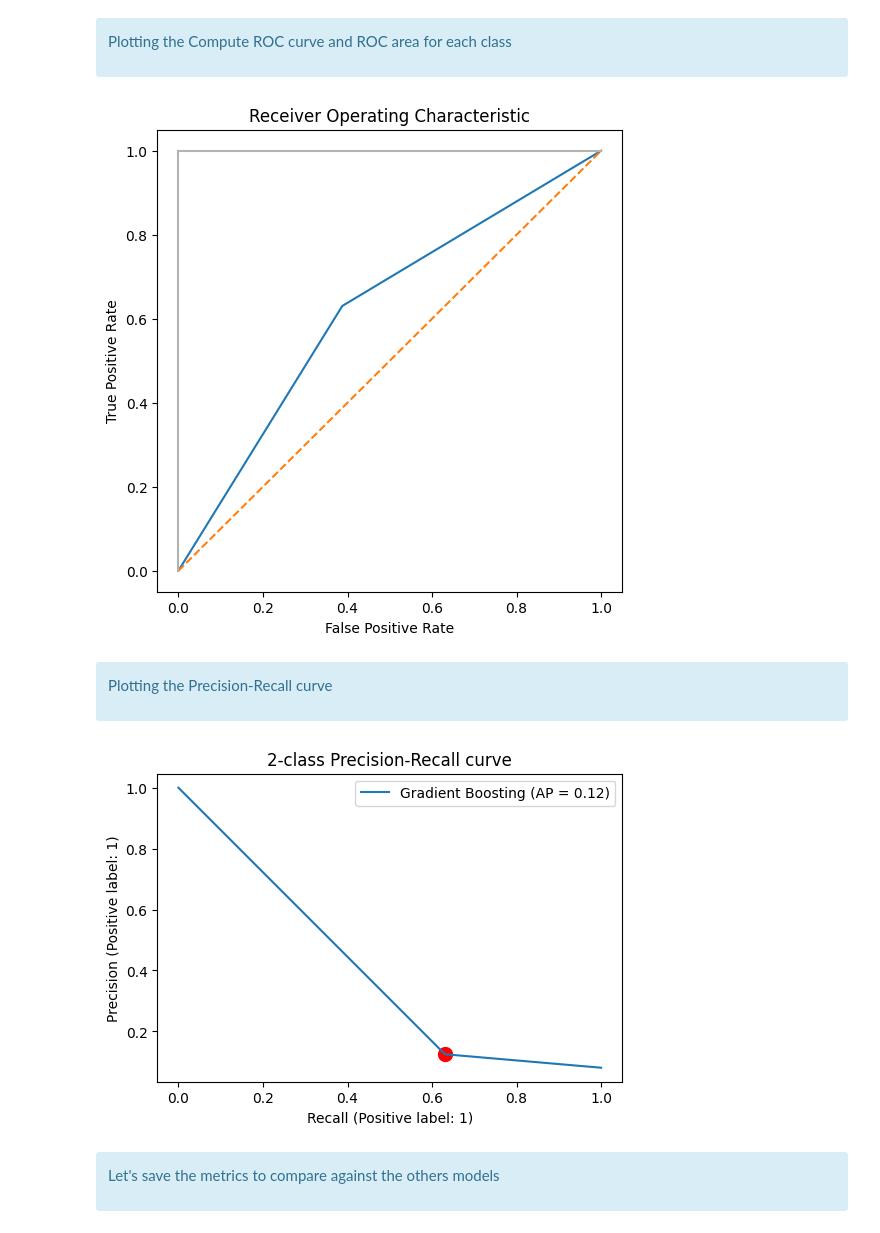
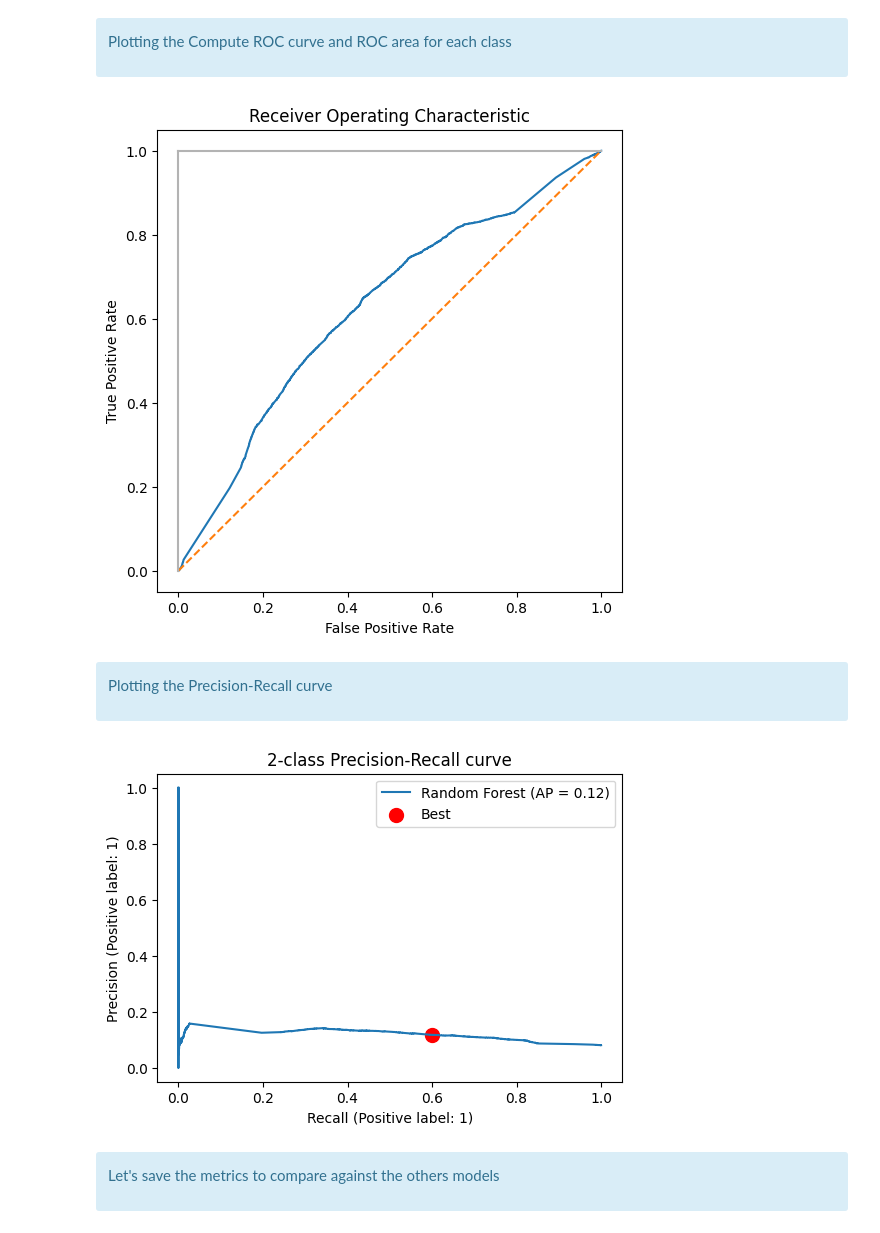
Before and after one commit to bptiss/OCR---P7, a Jupyter notebook: P7_modeling_V1.ipynb, the cells around one changed output. Saved outputs shown, nothing was run; the diff lists cells and outputs as text; code cells hidden in the pictures.

Commit message:
file P7_modeling_V1: threshold f1_score metrics

```diff
--- a/P7_modeling_V1.ipynb
+++ b/P7_modeling_V1.ipynb
@@ -1448,17 +1457,17 @@ clf_gb_os = imbpipeline(steps = [["Smote", smote],
     <p>Executing the model after making the OverSampling</p>
 </div>
 # %%
-if FIT_MODE_GB_OS:
+if FIT_MODE_gb_OS:
     start_time_model = timeit.default_timer()
 
     clf_gb_os.fit(X_train_fs, y_train)
 
     end_time_model_clf_gb_os =  round(timeit.default_timer() - start_time_model, 3)
-    pickle.dump(clf_gb_os, open(CLF_GB_OS_FILENAME, 'wb'))
-    pickle.dump(end_time_model_clf_gb_os, open(DURATION_MODEL_CLF_GB_OS, 'wb'))
+    pickle.dump(clf_gb_os, open(CLF_gb_OS_FILENAME, 'wb'))
+    pickle.dump(end_time_model_clf_gb_os, open(DURATION_MODEL_CLF_gb_OS, 'wb'))
 else:
-    clf_gb_os = pickle.load(open(CLF_GB_OS_FILENAME, 'rb'))
-    end_time_model_clf_gb_os = pickle.load(open(DURATION_MODEL_CLF_GB_OS, 'rb'))
+    clf_gb_os = pickle.load(open(CLF_gb_OS_FILENAME, 'rb'))
+    end_time_model_clf_gb_os = pickle.load(open(DURATION_MODEL_CLF_gb_OS, 'rb'))
 # %% [markdown]
 <div class="alert alert-block alert-info">
     <p>Making the predictions</p>
@@ -1714,15 +1727,15 @@ clf_lgbm_us = imbpipeline(steps = [["UnderSample", undersample],
 </div>
 # %%
 %%time
-if FIT_MODE_LGBM_US:
+if FIT_MODE_lgbm_US:
     start_time_model = timeit.default_timer()
 
     clf_lgbm_us.fit(X_train_fs, y_train, LightGBM__callbacks=[early_stopping(stopping_rounds=50)], LightGBM__eval_set=[(X_test_fs, y_test)])
 
     end_time_model_clf_lgbm_us =  round(timeit.default_timer() - start_time_model, 3)
-    pickle.dump(clf_lgbm_us, open(CLF_LGBM_US_FILENAME, 'wb'))
-    pickle.dump(end_time_model_clf_lgbm_us, open(DURATION_MODEL_CLF_LGBM_US, 'wb'))
+    pickle.dump(clf_lgbm_us, open(CLF_lgbm_US_FILENAME, 'wb'))
+    pickle.dump(end_time_model_clf_lgbm_us, open(DURATION_MODEL_CLF_lgbm_US, 'wb'))
 else:
-    clf_lgbm_us = pickle.load(open(CLF_LGBM_US_FILENAME, 'rb'))
-    end_time_model_clf_lgbm_us = pickle.load(open(DURATION_MODEL_CLF_LGBM_US, 'rb'))
+    clf_lgbm_us = pickle.load(open(CLF_lgbm_US_FILENAME, 'rb'))
+    end_time_model_clf_lgbm_us = pickle.load(open(DURATION_MODEL_CLF_lgbm_US, 'rb'))
 # %% [output]
@@ -1839,16 +1863,16 @@ clf_gb_us = imbpipeline(steps = [["UnderSample", undersample],
 </div>
 # %%
 %%time
-if FIT_MODE_GB_US:
+if FIT_MODE_gb_US:
     start_time_model = timeit.default_timer()
 
     clf_gb_us.fit(X_train_fs, y_train)
 
     end_time_model_clf_gb_us =  round(timeit.default_timer() - start_time_model, 3)
-    pickle.dump(clf_gb_us, open(CLF_GB_US_FILENAME, 'wb'))
-    pickle.dump(end_time_model_clf_gb_us, open(DURATION_MODEL_CLF_GB_US, 'wb'))
+    pickle.dump(clf_gb_us, open(CLF_gb_US_FILENAME, 'wb'))
+    pickle.dump(end_time_model_clf_gb_us, open(DURATION_MODEL_CLF_gb_US, 'wb'))
 else:
-    clf_gb_us = pickle.load(open(CLF_GB_US_FILENAME, 'rb'))
-    end_time_model_clf_gb_us = pickle.load(open(DURATION_MODEL_CLF_GB_US, 'rb'))
+    clf_gb_us = pickle.load(open(CLF_gb_US_FILENAME, 'rb'))
+    end_time_model_clf_gb_us = pickle.load(open(DURATION_MODEL_CLF_gb_US, 'rb'))
 # %% [output]
 CPU times: total: 15.6 ms
@@ -1859,4 +1883,6 @@ Wall time: 12 ms
 </div>
 # %%
 y_pred = clf_gb_us.predict(X_test_fs)
+y_prob = clf_gb_us.predict_proba(X_test_fs)
+y_prob = y_prob[:, 1]
 # %%
@@ -1880,7 +1913,7 @@ _ = display.ax_.set_title("Confusion matrix")
 # %%
 fpr = dict()
 tpr = dict()
-fpr["micro"], tpr["micro"], _ = roc_curve(y_test.ravel(), y_pred.ravel())
+fpr["micro"], tpr["micro"], _ = roc_curve(y_test, y_prob)
 
 plt.subplots(1, figsize=(6, 6))
 plt.title("Receiver Operating Characteristic")
@@ -1891,24 +1924,24 @@ plt.ylabel("True Positive Rate")
 plt.xlabel("False Positive Rate")
 plt.show()
 # %% [output]
-[figure, old version]
+[figure, new version]
 # %% [markdown]
 <div class="alert alert-block alert-info">
     <p>Plotting the Precision-Recall curve</p>
 </div>
 # %%
-precision_, recall_, thresh_ = precision_recall_curve(y_test, y_pred)
+precision_, recall_, thresh_ = precision_recall_curve(y_test, y_prob)
 
 plt.subplots(1, figsize=(6, 4))
-plt.plot(recall_, precision_,  color="#1F77B4")
+plt.plot(recall_, precision_,  color="#1F77B4", label="Random Forest (AP = %.2f)"% (precision_clf_gb_us))
 plt.scatter(recall_1_clf_gb_us, precision_clf_gb_us, marker="o", s=100, color="red", label="Best")
 plt.xlabel("Recall (Positive label: 1)")
 plt.ylabel("Precision (Positive label: 1)")
 plt.title("2-class Precision-Recall curve")
-plt.legend(["Gradient Boosting (AP = %.2f)"% (precision_clf_gb_us)], loc=0)
+plt.legend()
 plt.show()
 # %% [output]
-[figure, old version]
+[figure, new version]
 # %% [markdown]
 <div class="alert alert-block alert-info">
     <p>Let's save the metrics to compare against the others models</p>
```
Also changed, not shown: parts of 281 cells of this notebook.
